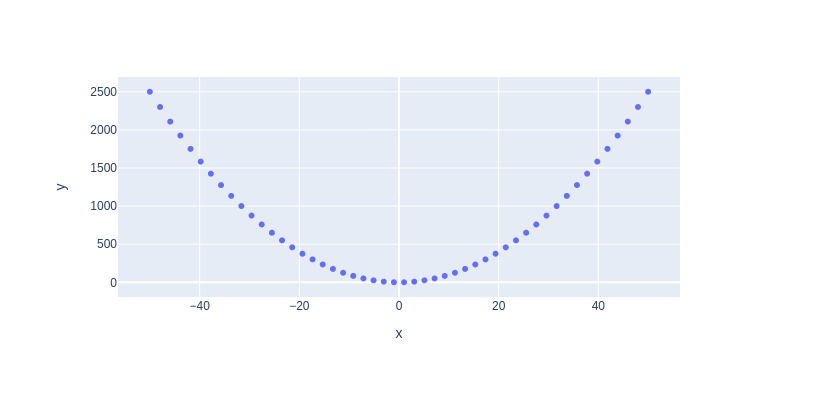
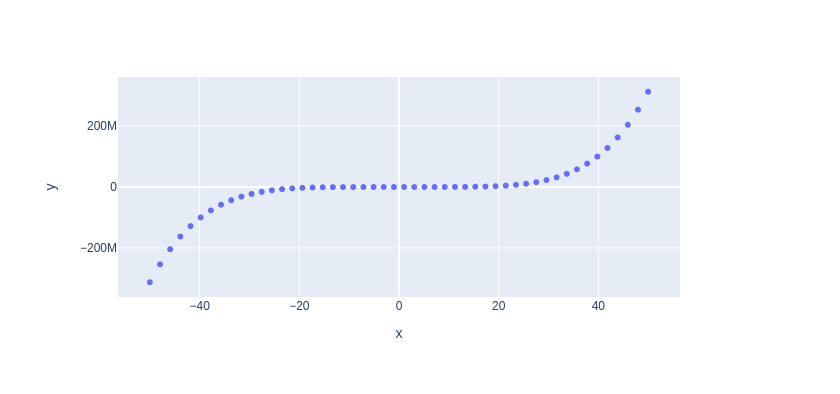
Before and after one commit to alousta/my-notebooks-repo, a Jupyter notebook: experiment1.ipynb, the cells around one changed output. Cells and saved outputs as stored; diff of their text form; code cells hidden in the pictures.

```diff
--- a/experiment1.ipynb
+++ b/experiment1.ipynb
@@ -6,7 +6,7 @@ import plotly.express as px
 x = np.linspace(start=-50, stop=50)
 
 # y-axis data points
-y = x ** 2
+y = x ** 5
 
 # define the plot
 fig = px.scatter(x=x, y=y)
@@ -17 +16 @@ fig.show()
-[figure, old version]
+[figure, new version]
```
Also changed, not shown: parts of 1 cell of this notebook.
